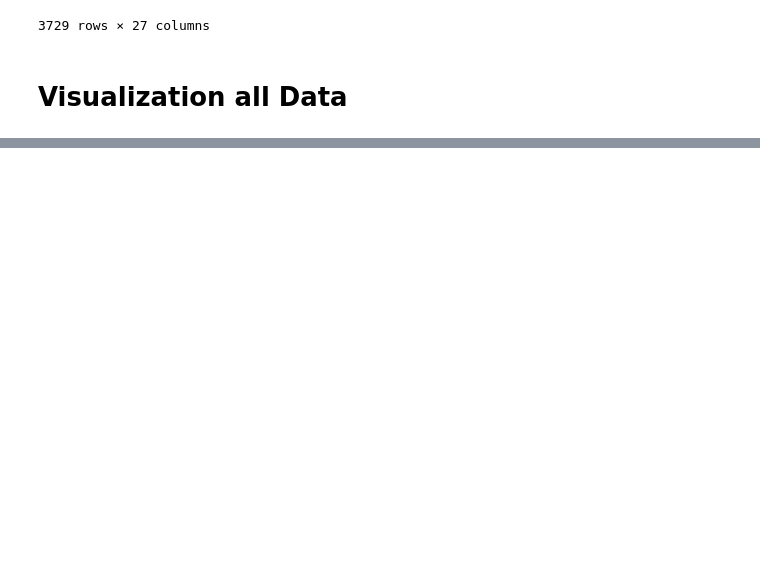
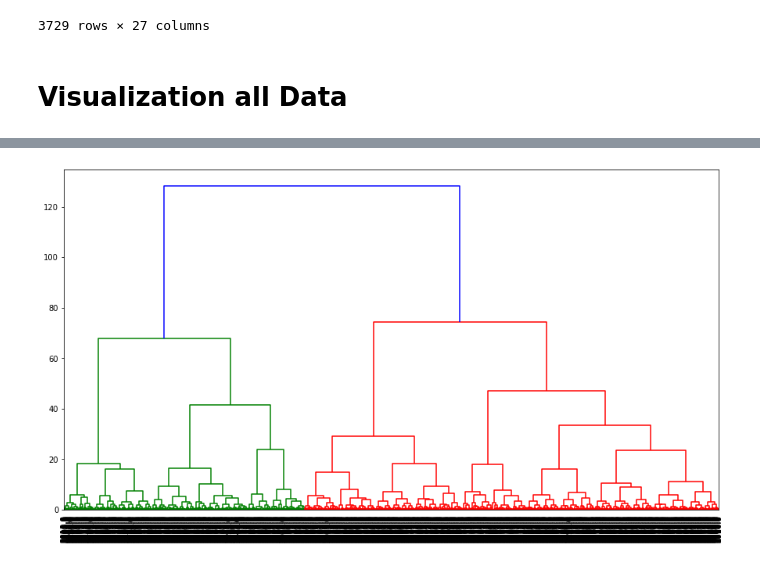
Before and after one commit to LennartKeller/SubtitleClustering, a Jupyter notebook: notebooks/Clustering_Genres.ipynb, the cells around one changed output, grey strips where cells are left out. Saved outputs shown, nothing was run; the diff lists cells and outputs as text; code cells hidden in the pictures; blank space fills up the shorter version.

```diff
--- a/notebooks/Clustering_Genres.ipynb
+++ b/notebooks/Clustering_Genres.ipynb
@@ -180,0 +204,32 @@ d.loc[["main_single_genre", "clusterID"]]
+# %%
+#vereinfachte Methode:
+def linkage_matrix(n_samples, children, distances):
+    """
+    create a linkage matrix for the dendogram method in scipy
+    n_samples: int, number of samples
+    children: list of lists, clustered data points (should be 2)
+    distances: list of distances between nodes
+    """
+    # Create linkage matrix
+
+
+    # create the counts of samples under each node
+    counts = np.zeros(children.shape[0])
+    for i, merge in enumerate(children):
+        current_count = 0
+        for child_idx in merge:
+            if child_idx < n_samples:
+                current_count += 1  # leaf node
+            else:
+                current_count += counts[child_idx - n_samples]
+        counts[i] = current_count
+
+    return np.column_stack([children, distances, counts]).astype(float)
+# %%
+model = AgglomerativeClustering(n_clusters=None, distance_threshold=0).fit(Xr_tfidf)
+# %%
+lmatrix = linkage_matrix(Xr_tfidf.shape[0], model.children_, model.distances_)
+plt.figure(figsize=(15,8))
+dendrogram(lmatrix, labels=df['year'].values, leaf_font_size=10); #
+# %% [output]
+[figure, added]
```
Also changed, not shown: parts of 11 cells of this notebook, 1 other file.
